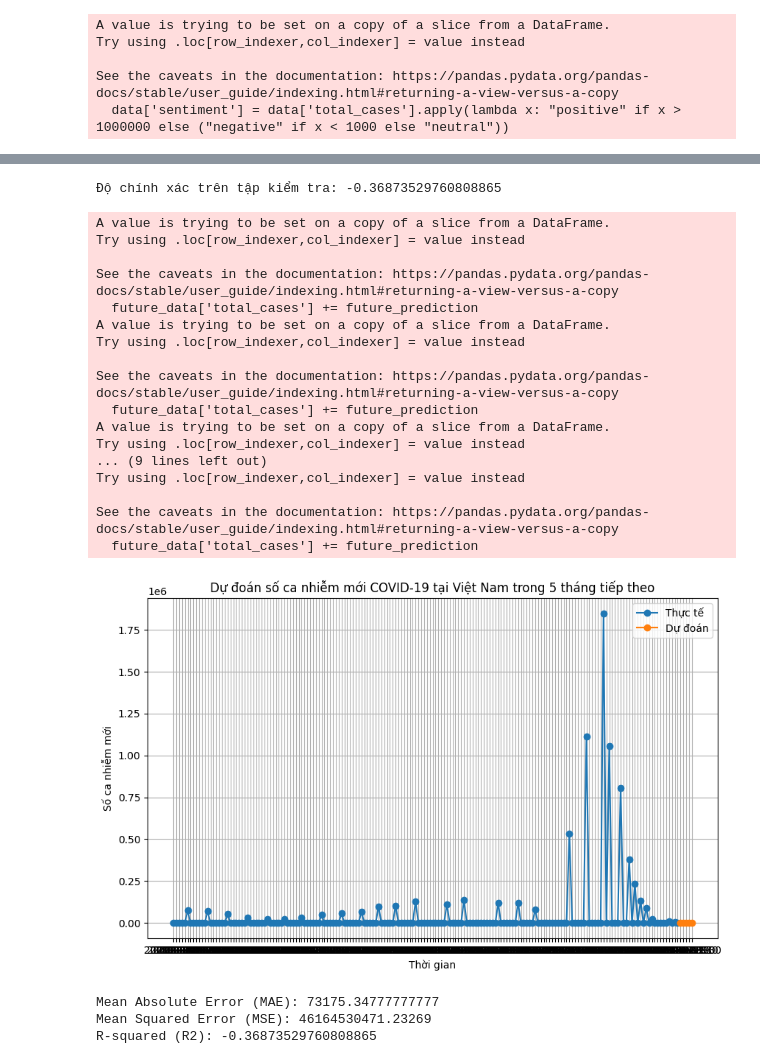
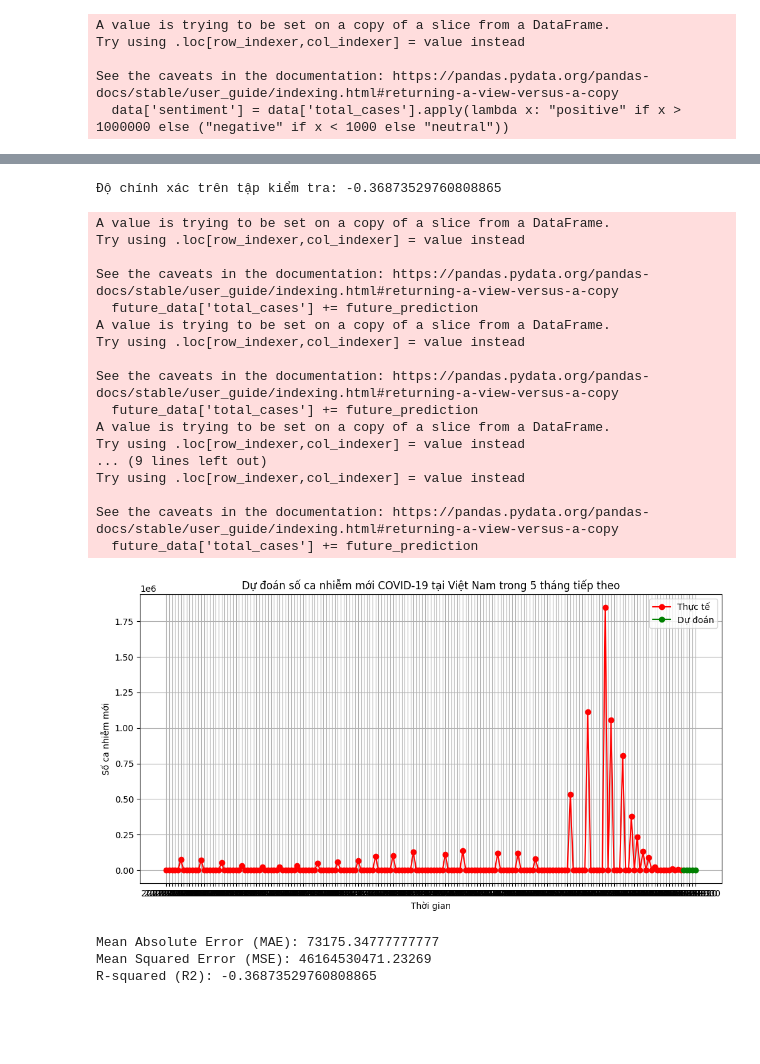
Before and after one commit to hoanganhloan172/Covid_19_analysis_by_PHA_DTD, a Jupyter notebook: BTL CUỐI KÌ/bài_tập_lớn_python.ipynb, the cells around one changed output, grey strips where cells are left out. Saved outputs shown, nothing was run; the diff lists cells and outputs as text; code cells hidden in the pictures; blank space fills up the shorter version.

```diff
--- a/BTL CUỐI KÌ/bài_tập_lớn_python.ipynb
+++ b/BTL CUỐI KÌ/bài_tập_lớn_python.ipynb
@@ -1077,5 +1259,5 @@ See the caveats in the documentation: https://pandas.pydata.org/pandas-docs/stab
 # %%
-#phần d
+#phần d-
 import pandas as pd
 from sklearn.model_selection import train_test_split
 from sklearn.ensemble import RandomForestRegressor
@@ -1128,37 +1310,37 @@ predicted_data.set_index('date', inplace=True)
 
 # Chuyển đổi cột thời gian sang chuỗi
 predicted_data['date'] = predicted_data.index.strftime('%Y-%m-%d')
 
 # Vẽ biểu đồ dự đoán
-plt.figure(figsize=(10, 6))
-plt.plot(vietnam_data['date'], vietnam_data['new_cases'], label='Thực tế', marker='o')
-plt.plot(predicted_data['date'], predicted_data['new_cases'], label='Dự đoán', marker='o')
+plt.figure(figsize=(12, 6))
+plt.plot(vietnam_data['date'], vietnam_data['new_cases'], label='Thực tế', marker='o', color='red')  # Đường thực tế màu đỏ
+plt.plot(predicted_data['date'], predicted_data['new_cases'], label='Dự đoán', marker='o', color='green')  # Đường dự đoán màu xanh
 plt.xlabel('Thời gian')
 plt.ylabel('Số ca nhiễm mới')
 plt.title('Dự đoán số ca nhiễm mới COVID-19 tại Việt Nam trong 5 tháng tiếp theo')
 plt.legend()
 plt.grid(True)
 plt.show()
 # %% [output]
 Độ chính xác trên tập kiểm tra: -0.36873529760808865
 A value is trying to be set on a copy of a slice from a DataFrame.
 Try using .loc[row_indexer,col_indexer] = value instead
 
 See the caveats in the documentation: https://pandas.pydata.org/pandas-docs/stable/user_guide/indexing.html#returning-a-view-versus-a-copy
   future_data['total_cases'] += future_prediction
 A value is trying to be set on a copy of a slice from a DataFrame.
 Try using .loc[row_indexer,col_indexer] = value instead
 
 See the caveats in the documentation: https://pandas.pydata.org/pandas-docs/stable/user_guide/indexing.html#returning-a-view-versus-a-copy
   future_data['total_cases'] += future_prediction
 A value is trying to be set on a copy of a slice from a DataFrame.
 Try using .loc[row_indexer,col_indexer] = value instead
 ... (9 lines left out)
 Try using .loc[row_indexer,col_indexer] = value instead
 
 See the caveats in the documentation: https://pandas.pydata.org/pandas-docs/stable/user_guide/indexing.html#returning-a-view-versus-a-copy
   future_data['total_cases'] += future_prediction
-[figure, old version]
+[figure, new version]
 # %%
 from sklearn.metrics import mean_absolute_error, mean_squared_error, r2_score
 
```
Also changed, not shown: parts of 7 cells of this notebook.
